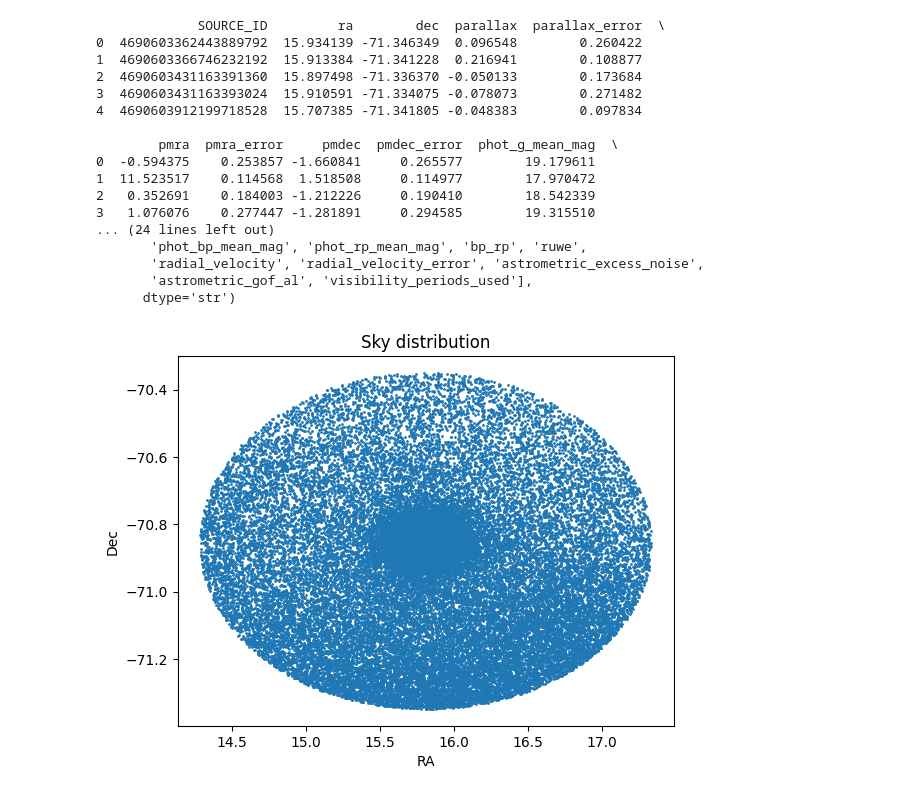
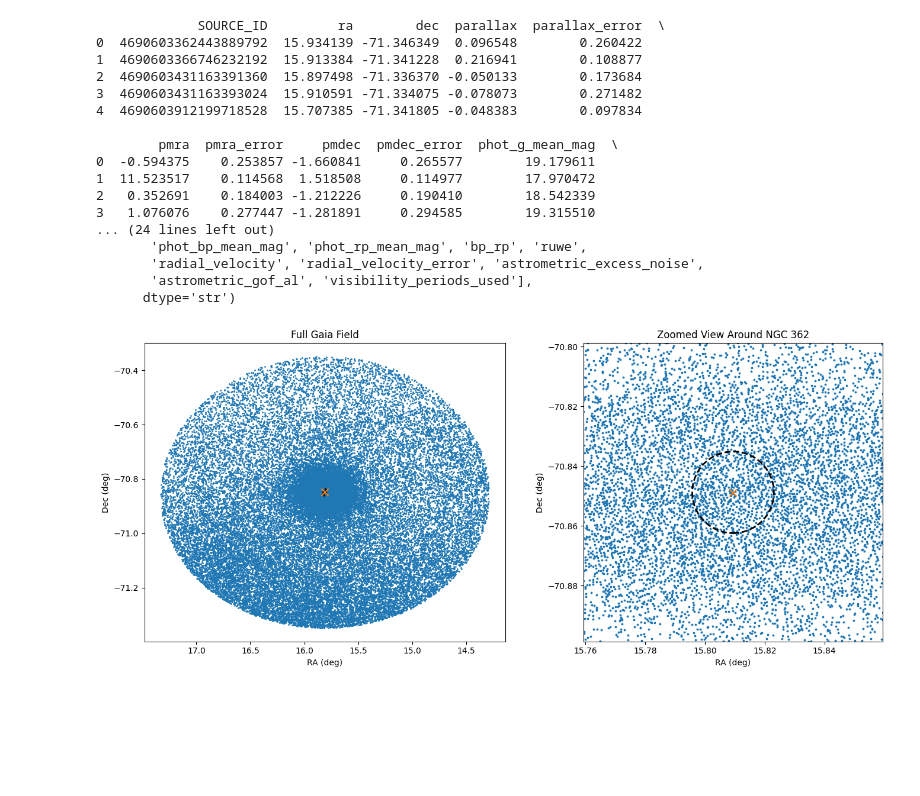
Before and after one commit to zangston/ASTR-5140, a Jupyter notebook: project4/project4.ipynb, the cells around one changed output. Cells and saved outputs as stored; diff of their text form; code cells hidden in the pictures; blank space fills up the shorter version.

Commit message:
Add half light radius plot

```diff
--- a/project4/project4.ipynb
+++ b/project4/project4.ipynb
@@ -36,12 +38,63 @@ print(df.columns)
        'radial_velocity', 'radial_velocity_error', 'astrometric_excess_noise',
        'astrometric_gof_al', 'visibility_periods_used'],
       dtype='str')
-# %%
-# Sanity check plots
-plt.scatter(df['ra'], df['dec'], s=1)
-plt.xlabel("RA")
-plt.ylabel("Dec")
-plt.title("Sky distribution")
-plt.show()
-# %% [output]
-[figure, removed]
+# %%
+# Sanity check plots
+
+# NGC 362 center (degrees)
+ra_center = 15.8094167
+dec_center = -70.8487778
+
+# Half-light radius in degrees
+r_h_arcmin = 0.82
+r_h_deg = r_h_arcmin / 60.0
+
+# Full field radius)
+full_radius_deg = 0.5   # 30 arcmin
+
+# Zoom radius for right panel
+zoom_radius_deg = 0.05  # 3 arcmin
+
+fig, axes = plt.subplots(1, 2, figsize=(14, 6))
+
+# -------------------------
+# Left panel: full field
+# -------------------------
+ax = axes[0]
+ax.scatter(df['ra'], df['dec'], s=1)
+
+circle_full = Circle((ra_center, dec_center), r_h_deg,
+                     fill=False, linewidth=2, linestyle='--')
+ax.add_patch(circle_full)
+
+ax.scatter(ra_center, dec_center, marker='x', s=80)
+ax.set_xlabel("RA (deg)")
+ax.set_ylabel("Dec (deg)")
+ax.set_title("Full Gaia Field")
+ax.invert_xaxis()
+
+# -------------------------
+# Right panel: zoomed view
+# -------------------------
+ax = axes[1]
+ax.scatter(df['ra'], df['dec'], s=3)
+
+circle_zoom = Circle((ra_center, dec_center), r_h_deg,
+                     fill=False, linewidth=2, linestyle='--')
+ax.add_patch(circle_zoom)
+
+ax.scatter(ra_center, dec_center, marker='x', s=80)
+
+ax.set_xlim(ra_center + zoom_radius_deg, ra_center - zoom_radius_deg)
+ax.set_ylim(dec_center - zoom_radius_deg, dec_center + zoom_radius_deg)
+
+ax.set_xlabel("RA (deg)")
+ax.set_ylabel("Dec (deg)")
+ax.set_title("Zoomed View Around NGC 362")
+ax.invert_xaxis()
+ax.set_aspect('equal')
+
+plt.tight_layout()
+plt.show()
+# %% [output]
+[figure, added]
```
Also changed, not shown: parts of 1 cell of this notebook.
